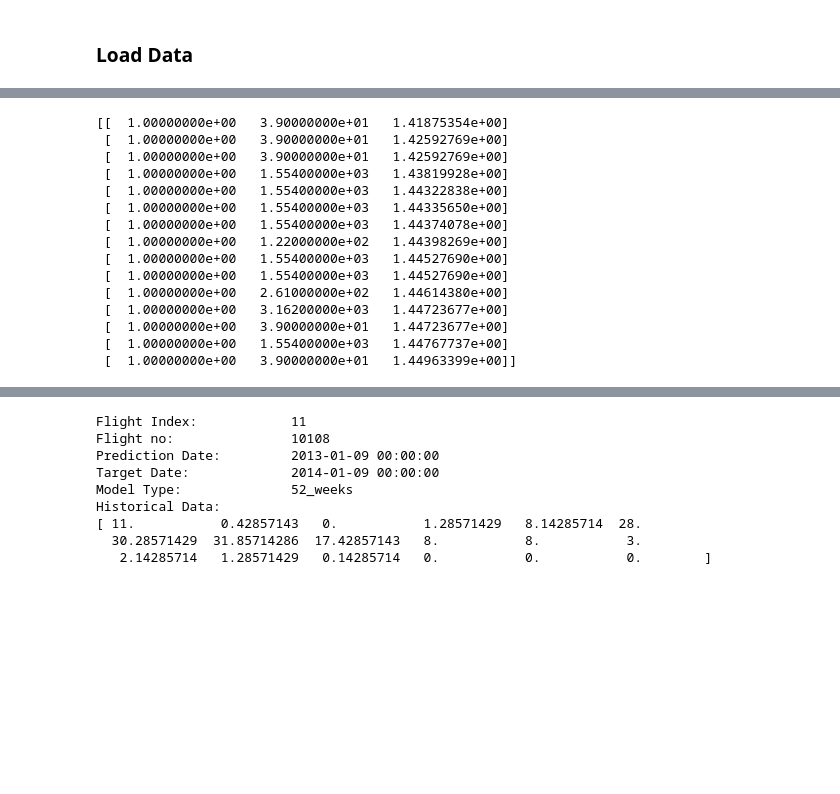
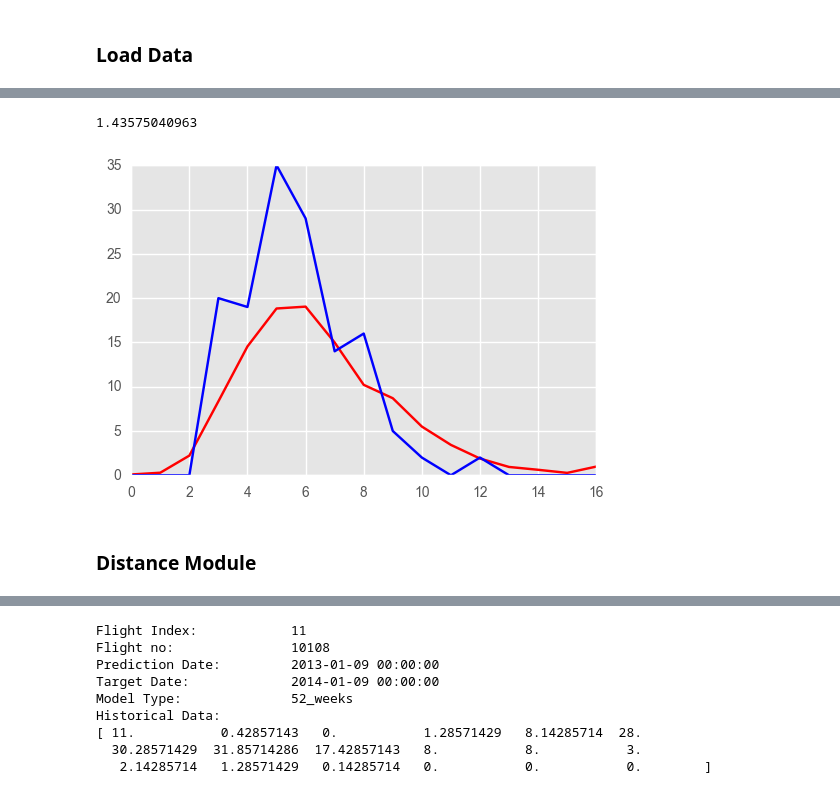
Before and after one commit to glennmoy/Dublin-Airport-Challenge, a Jupyter notebook: EDA_glenn.ipynb, the cells around one changed output, grey strips where cells are left out. Cells and saved outputs as stored; diff of their text form; code cells hidden in the pictures; blank space fills up the shorter version.

```diff
--- a/EDA_glenn.ipynb
+++ b/EDA_glenn.ipynb
@@ -66,0 +103,7 @@ df_target.head(5)
+# %%
+nbrs={}
+for time in df_train['s_model_type'].unique():
+    print (time)
+    X=df_train[(df_train['s_model_type']==test_row['s_model_type'])]
+    X=X[interesting_cols]
+    nbrs[time] = NearestNeighbors(n_neighbors=100, algorithm='auto').fit(X)
@@ -66,0 +125,24 @@ df_target.head(5)
+# %%
+df_model=[]
+print("Start Time:",datetime.datetime.now().time())
+
+
+for test_index, test_row in df_target.iterrows():
+
+    print(test_row['id'])
+    solution=test_row[pax_list]
+
+                     # "cat_sdt_hour","cat_i_airport",\
+                     # "cat_i_city","cat_destination_group_id","cat_longhaul_ind",\
+                     # "cat_flight_class_type_id",\
+
+    distances, indices = nbrs[test_row['s_model_type']].kneighbors(test_row[interesting_cols])
+
+    model=np.array(df_train.iloc[indices[0]][pax_list].mean())
+
+    df_model.append([test_row['id']]+model.tolist())
+
+df_model=pd.DataFrame(df_model, columns=cols).set_index('id')
+df_model.to_csv("glenn_test.csv")
+
+print("End Time:",datetime.datetime.now().time())
@@ -67,2 +167,16 @@ df_target.head(5)
+# %%
+xs=np.linspace(0,16,17)
+sol=df_target[df_target['id']==test_row['id']]
+sol=np.array(sol[pax_list])
+stderr=sum((model-sol[0])**2)**0.5/17
+print(stderr)
+
+ax=plt.plot(model,color='r')
+ax=plt.plot(sol[0],color='b')
+# %% [output]
+1.43575040963
+[figure, added]
+# %% [markdown]
+### Distance Module
 # %%
 def calculate_distance(x1,x2):
@@ -85,33 +198 @@ def calculate_distance(x1,x2):
     return dx_total
-# %%
-for test_index, test_row in df_target.iterrows():
-    if(test_index>1): break
-    nearest_neighbours=[]
-#    print (index,row['cat_i_flightno'],row['dt_prediction_date'],row['dt_target_date'],row['s_model_type'])
-#    test_df=df_train[(df_train['cat_i_flightno']==row['cat_i_flightno']) & (df_train['s_model_type']==row['s_model_type']) & (df_train['cat_case_type']=='Expl')]
-#    if test_df.empty:
-#        count+=1
-    for train_index, train_row in df_train[df_train['s_model_type']==test_row['s_model_type']].iterrows():
-#        if(train_index>10): break
-        dist=calculate_distance(test_row,train_row)
-#        print([test_index,train_index,dist])
-
-        nearest_neighbours.append([test_index,train_index,dist])
-
-nearest_neighbours=np.asarray(nearest_neighbours)
-# %% [output]
-[[  1.00000000e+00   3.90000000e+01   1.41875354e+00]
- [  1.00000000e+00   3.90000000e+01   1.42592769e+00]
- [  1.00000000e+00   3.90000000e+01   1.42592769e+00]
- [  1.00000000e+00   1.55400000e+03   1.43819928e+00]
- [  1.00000000e+00   1.55400000e+03   1.44322838e+00]
- [  1.00000000e+00   1.55400000e+03   1.44335650e+00]
- [  1.00000000e+00   1.55400000e+03   1.44374078e+00]
- [  1.00000000e+00   1.22000000e+02   1.44398269e+00]
- [  1.00000000e+00   1.55400000e+03   1.44527690e+00]
- [  1.00000000e+00   1.55400000e+03   1.44527690e+00]
- [  1.00000000e+00   2.61000000e+02   1.44614380e+00]
- [  1.00000000e+00   3.16200000e+03   1.44723677e+00]
- [  1.00000000e+00   3.90000000e+01   1.44723677e+00]
- [  1.00000000e+00   1.55400000e+03   1.44767737e+00]
- [  1.00000000e+00   3.90000000e+01   1.44963399e+00]]
```
Also changed, not shown: parts of 25 cells of this notebook, 2 other files.
